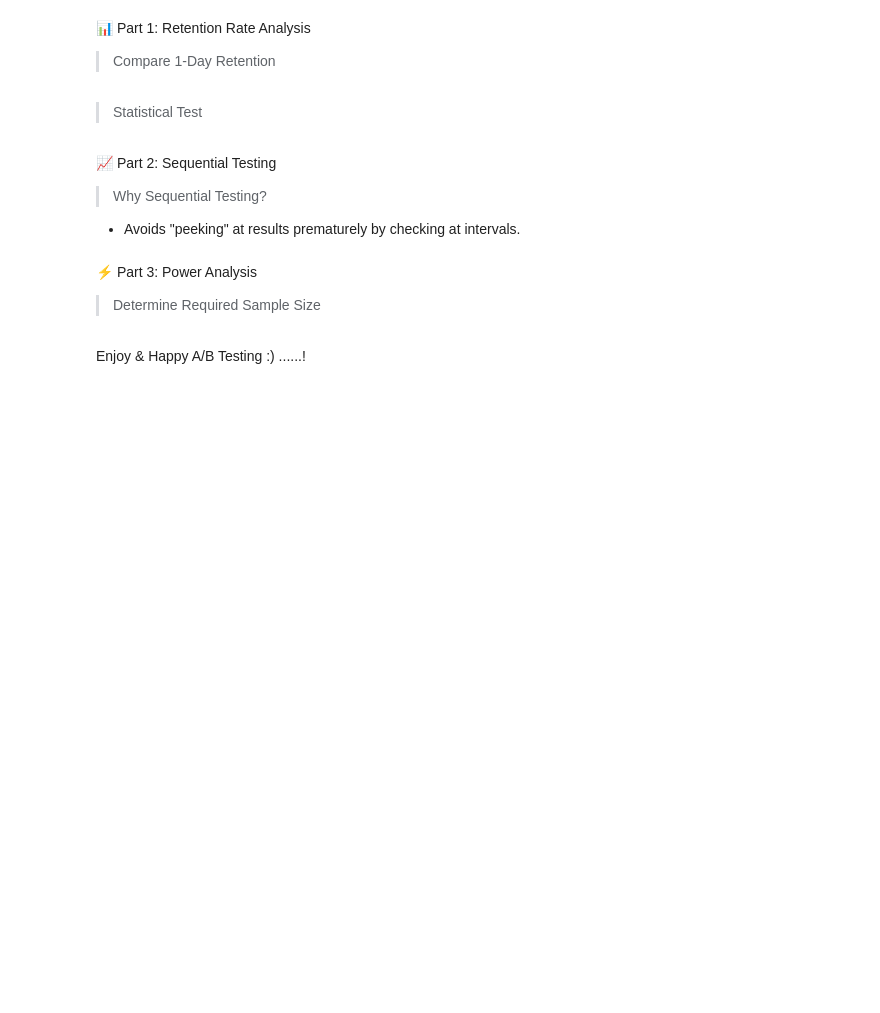
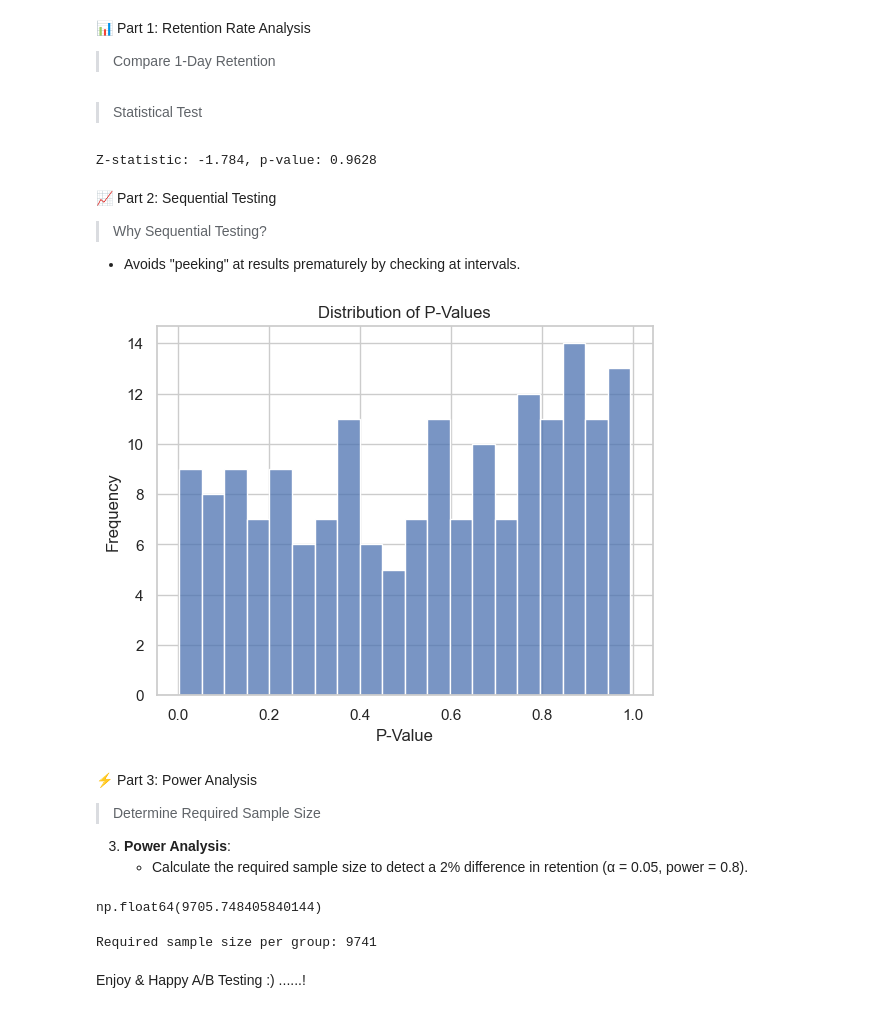
Before and after one commit to martijnooo/lab-intro-to-ab-testing, a Jupyter notebook: your-code/main.ipynb, the cells around one changed output. Saved outputs shown, nothing was run; the diff lists cells and outputs as text; code cells hidden in the pictures; blank space fills up the shorter version.

Commit message:
exercise solved

```diff
--- a/your-code/main.ipynb
+++ b/your-code/main.ipynb
@@ -189,17 +335,54 @@ data = pd.read_csv("./data/cookie_cats.csv")  # Columns: userid, version, sum_ga
 # %% [markdown]
 > Statistical Test
 # %%
-# TODO
-# Insert your code HERE
+n_gate_30 = len(data[data["version"] == "gate_30"])
+n_gate_40 = len(data[data["version"] == "gate_40"])
+
+success_gate_30 = data.loc[data["version"] == "gate_30", "retention_1"].sum()
+success_gate_40 = data.loc[data["version"] == "gate_40", "retention_1"].sum()
+
+stat, pval = proportions_ztest([success_gate_40, success_gate_30], [n_gate_40, n_gate_30], alternative="larger")
+
+
+print(f"Z-statistic: {stat:.3f}, p-value: {pval:.4f}")
+# %% [output]
+Z-statistic: -1.784, p-value: 0.9628
 # %% [markdown]
 📈 Part 2: Sequential Testing
 >  Why Sequential Testing?
 
 - Avoids "peeking" at results prematurely by checking at intervals.
 # %%
-# TODO
 # Insert your code HERE
+n = 500
+# %%
+chunks = np.array_split(data, len(data) // n)
+# %%
+def z_test(df, ret="retention_1"):
+    n_gate_30 = len(df[df["version"] == "gate_30"])
+    n_gate_40 = len(df[df["version"] == "gate_40"])
+
+    success_gate_30 = df.loc[df["version"] == "gate_30", ret].sum()
+    success_gate_40 = df.loc[df["version"] == "gate_40", ret].sum()
+
+    _, pval = proportions_ztest([success_gate_40, success_gate_30], [n_gate_40, n_gate_30], alternative="larger")
+
+    return pval
+# %%
+p_values = []
+for chunk in chunks:
+    p_values.append(z_test(chunk))
+# %%
+sns.histplot(p_values, bins=20)
+plt.title("Distribution of P-Values")
+plt.xlabel("P-Value")
+plt.ylabel("Frequency")
+plt.show()
+# %% [output]
+[figure, added]
 # %% [markdown]
 ⚡ Part 3: Power Analysis
 >  Determine Required Sample Size
+3. **Power Analysis**:
+   - Calculate the required sample size to detect a 2% difference in retention (α = 0.05, power = 0.8).
 # %%
@@ -208,2 +397,26 @@ data = pd.read_csv("./data/cookie_cats.csv")  # Columns: userid, version, sum_ga
+# %%
+(2*success_rate*(1-success_rate))/ (mde / (alpha_z_score + power_z_score))**2 # = n
+# %% [output]
+np.float64(9705.748405840144)
+# %%
+from statsmodels.stats.power import NormalIndPower
+from statsmodels.stats.proportion import proportion_effectsize
+
+# Inputs
+alpha = 0.05
+power = 0.8
+p1 = success_gate_30 / n_gate_30  # baseline rate (e.g., 0.2)
+p2 = p1 + 0.02  # we want to detect a 2% absolute increase
+
+# Compute effect size using Cohen's h
+effect_size = proportion_effectsize(p1, p2)
+
+# Solve for required sample size (per group)
+analysis = NormalIndPower()
+n_required = analysis.solve_power(effect_size=effect_size, power=power, alpha=alpha, alternative='two-sided')
+
+print(f"Required sample size per group: {int(n_required)}")
+# %% [output]
+Required sample size per group: 9741
 # %% [markdown]
 Enjoy & Happy A/B Testing :) ......!
```
Also changed, not shown: parts of 30 cells of this notebook.
